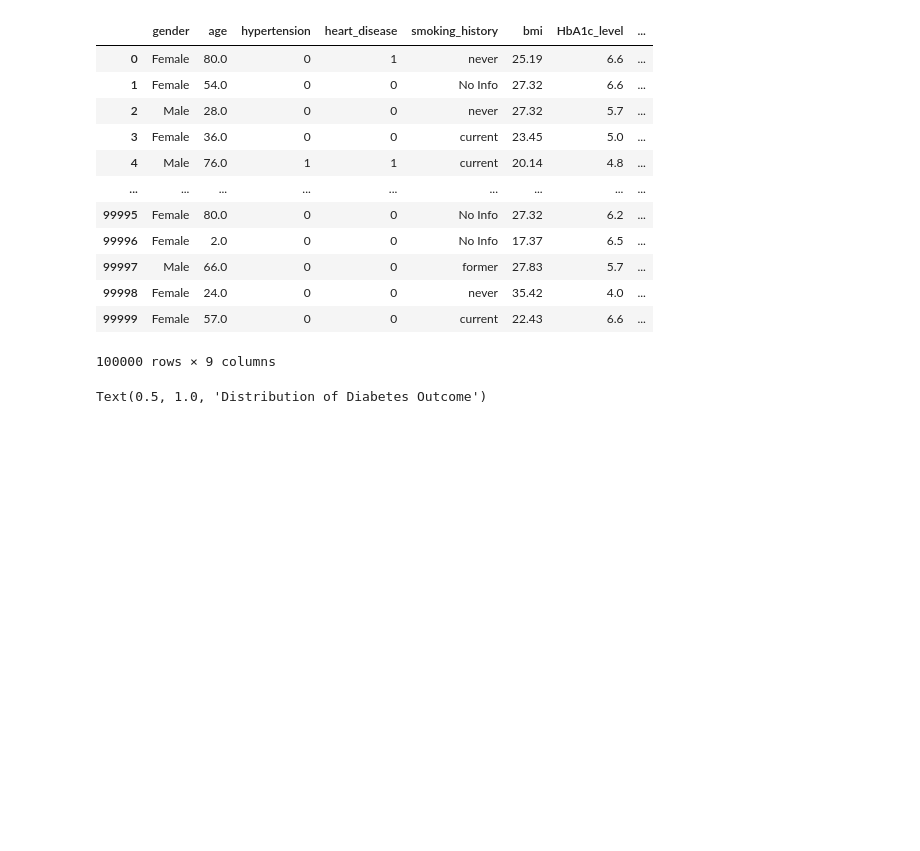
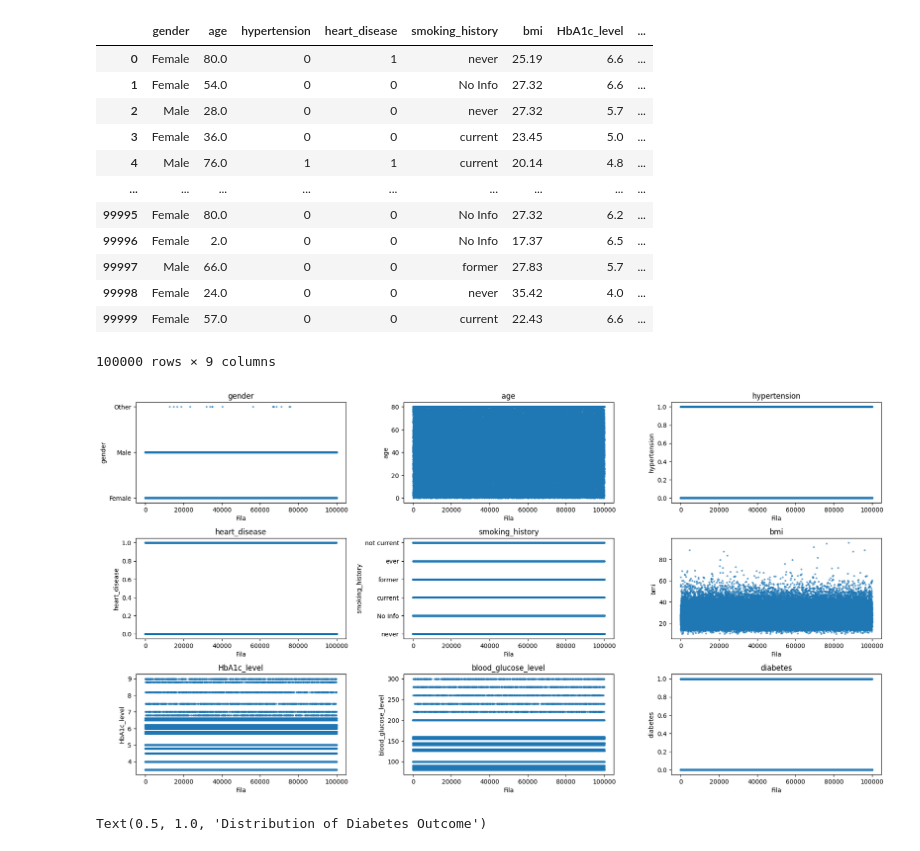
Before and after one commit to cenixeriadev/DiabetesPredictorWeb, a Jupyter notebook: models-ri-ml/prueba.ipynb, the cells around one changed output. Drawn from its saved outputs; the diff is of its cells as text; code cells hidden in the pictures; blank space fills up the shorter version.

```diff
--- a/models-ri-ml/prueba.ipynb
+++ b/models-ri-ml/prueba.ipynb
@@ -47,6 +47,18 @@ df
 | 99998 | Female | 24.0 | 0 | 0 | never | 35.42 | 4.0 | ... |
 | 99999 | Female | 57.0 | 0 | 0 | current | 22.43 | 6.6 | ... |
 100000 rows × 9 columns
+# %%
+plt.figure(figsize=(18, 12))
+for i, col in enumerate(df.columns, 1):
+    plt.subplot(4, int(len(df.columns)/4)+1, i)
+    plt.scatter(df.index, df[col], alpha=0.5, s=5)
+    plt.title(col)
+    plt.xlabel('Fila')
+    plt.ylabel(col)
+plt.tight_layout()
+plt.show()
+# %% [output]
+[figure, added]
 # %%
 df['diabetes'].value_counts().plot(kind='bar', color=['blue', 'orange'])
 plt.title('Distribution of Diabetes Outcome')
```
Also changed, not shown: parts of 13 cells of this notebook.
